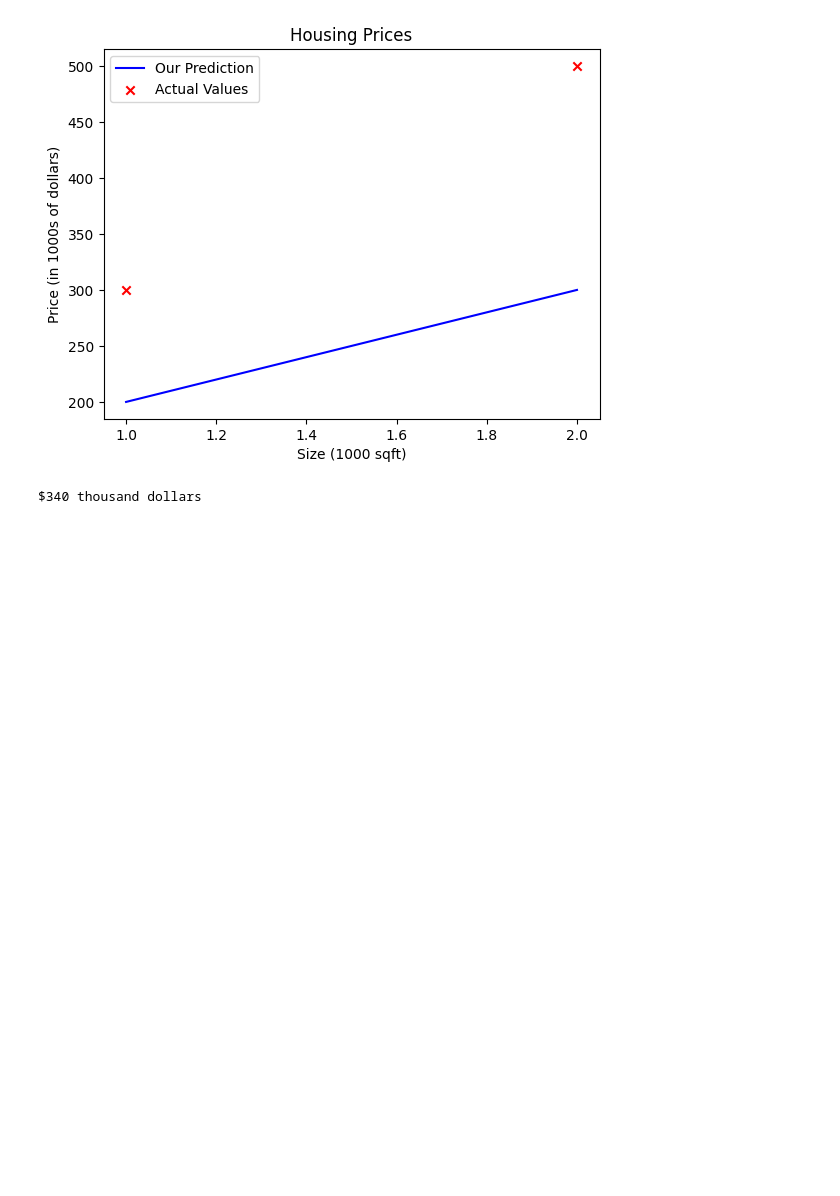
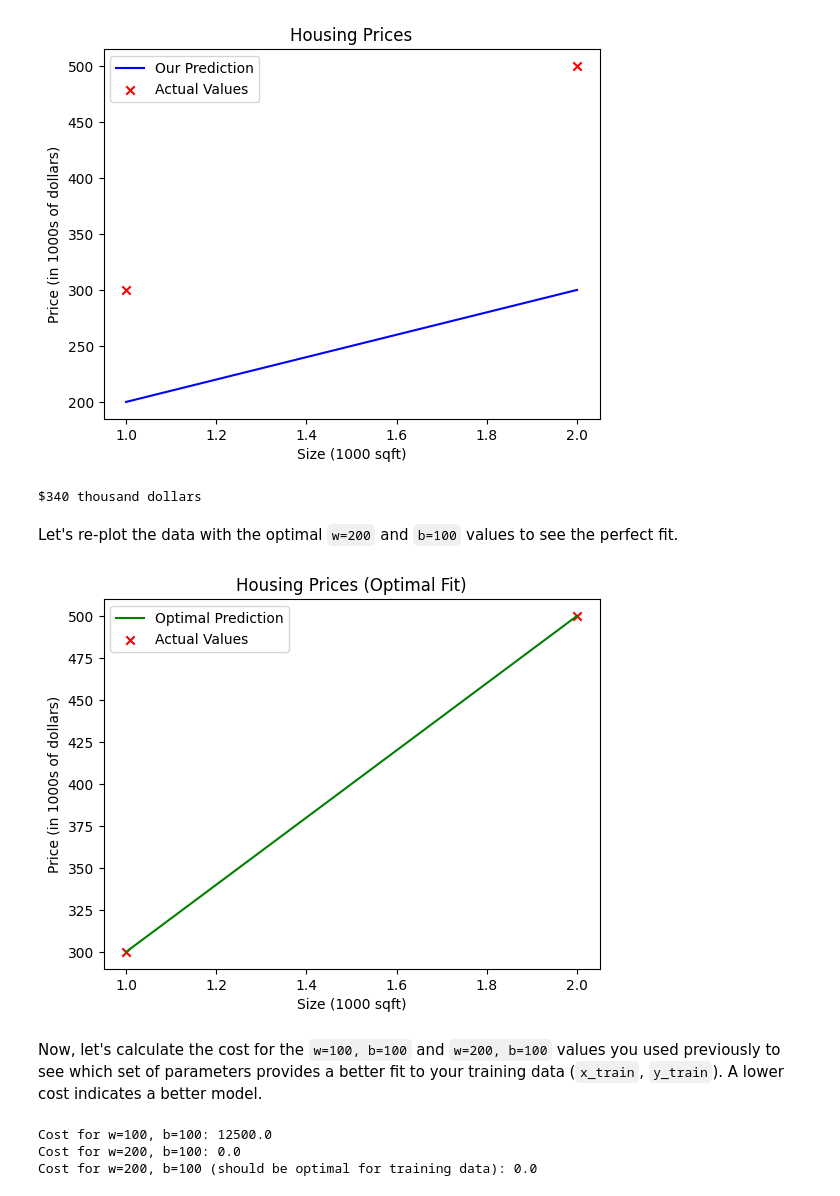
Before and after one commit to leogils333/ML_AI, a Jupyter notebook: Linear_Regression.ipynb, the cells around one changed output. Drawn from its saved outputs; the diff is of its cells as text; code cells hidden in the pictures; blank space fills up the shorter version.

```diff
--- a/Linear_Regression.ipynb
+++ b/Linear_Regression.ipynb
@@ -20,7 +20,7 @@ x_i = x_train[i]
 y_i = y_train[i]
 
 print(f"(x^({i}), y^({i})) = ({x_i}, {y_i})")
-w = 100
+w = 200
 b = 100
 print(f"w: {w}")
 print(f"b: {b}")
@@ -72,3 +72,26 @@ w: 100
 b: 100
 [figure]
 $340 thousand dollars
+# %% [markdown]
+Let's re-plot the data with the optimal `w=200` and `b=100` values to see the perfect fit.
+# %%
+# Calculate the model output with the optimal parameters
+optimal_f_wb = compute_model_output(x_train, 200, 100)
+
+# Plot our optimal model prediction
+plt.figure()
+plt.plot(x_train, optimal_f_wb, c='g', label='Optimal Prediction')
+
+# Plot the data points
+plt.scatter(x_train, y_train, marker='x', c='r', label='Actual Values')
+
+# Set the title
+plt.title("Housing Prices (Optimal Fit)")
+# Set the y-axis label
+plt.ylabel('Price (in 1000s of dollars)')
+# Set the x-axis label
+plt.xlabel('Size (1000 sqft)')
+plt.legend()
+plt.show()
+# %% [output]
+[figure, added]
@@ -74,0 +117,24 @@ $340 thousand dollars
+# %% [markdown]
+Now, let's calculate the cost for the `w=100, b=100` and `w=200, b=100` values you used previously to see which set of parameters provides a better fit to your training data (`x_train`, `y_train`). A lower cost indicates a better model.
+# %%
+# Cost for w=100, b=100
+cost_100_100 = compute_cost(x_train, y_train, 100, 100)
+print(f"Cost for w=100, b=100: {cost_100_100}")
+
+# Cost for w=200, b=100
+cost_200_100 = compute_cost(x_train, y_train, 200, 100)
+print(f"Cost for w=200, b=100: {cost_200_100}")
+
+# Let's try some 'better' values, by visual inspection from the plot, w=200 and b=100 seems closer.
+# But for exact fit, for x=1, y=300 and for x=2, y=500
+# 300 = w*1 + b
+# 500 = w*2 + b
+# Subtracting first from second: 200 = w
+# Then 300 = 200*1 + b => b = 100
+# So, w=200, b=100 should give perfect fit (cost=0) for these two points.
+cost_perfect_fit = compute_cost(x_train, y_train, 200, 100)
+print(f"Cost for w=200, b=100 (should be optimal for training data): {cost_perfect_fit}")
+# %% [output]
+Cost for w=100, b=100: 12500.0
+Cost for w=200, b=100: 0.0
+Cost for w=200, b=100 (should be optimal for training data): 0.0
```
Also changed, not shown: parts of 1 cell of this notebook.
